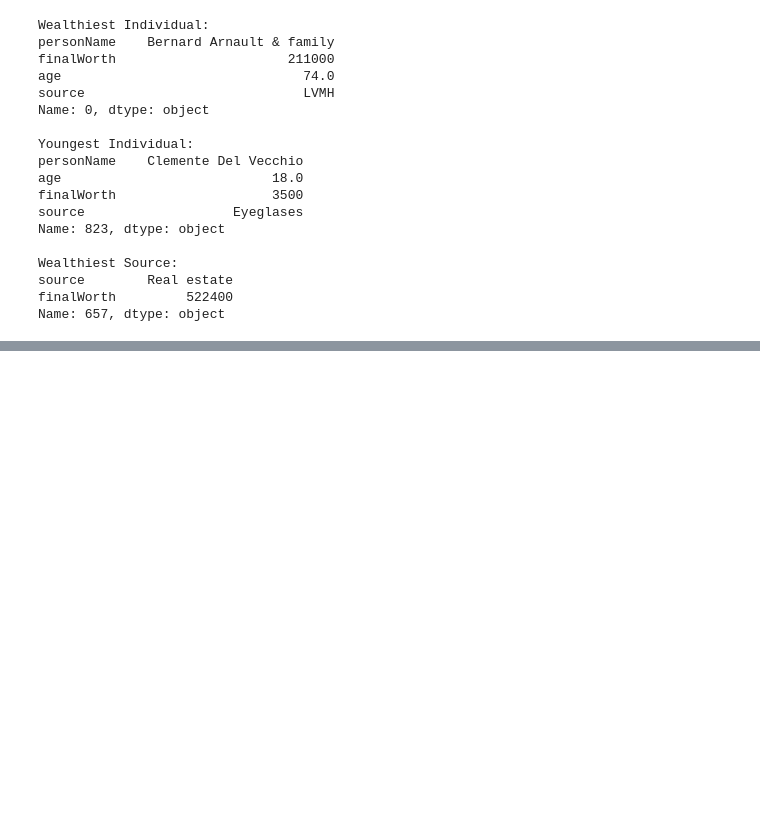
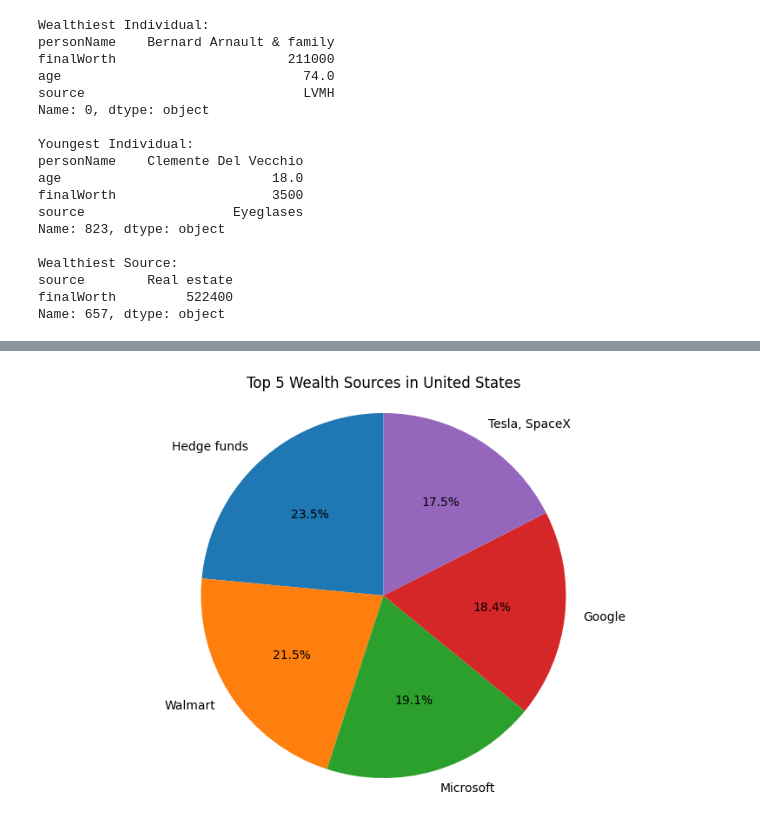
Before and after one commit to nevererror20/milestone1-group888, a Jupyter notebook: EDA/EDA.ipynb, the cells around one changed output, grey strips where cells are left out. Cells and saved outputs as stored; diff of their text form; code cells hidden in the pictures; blank space fills up the shorter version.

```diff
--- a/EDA/EDA.ipynb
+++ b/EDA/EDA.ipynb
@@ -135,6 +158,32 @@ pie_chart = alt.Chart(top_sources).mark_arc().encode(
 pie_chart.show()
 # %% [output]
 [interactive output not drawn]
+# %%
+import pandas as pd
+import matplotlib.pyplot as plt
+
+selected_country = 'United States'
+country_data = data[data['country'] == selected_country]
+
+source_wealth = country_data.groupby('source')['finalWorth'].sum().reset_index()
+source_wealth.columns = ['source', 'total_wealth']
+
+top_sources = source_wealth.nlargest(5, 'total_wealth')
+
+total_wealth = top_sources['total_wealth'].sum()
+top_sources['percentage'] = (top_sources['total_wealth'] / total_wealth) * 100
+
+plt.figure(figsize=(10, 6))
+plt.pie(top_sources['total_wealth'],
+        labels=top_sources['source'],
+        autopct='%1.1f%%',
+        startangle=90)
+
+plt.title(f'Top 5 Wealth Sources in {selected_country}')
+plt.axis('equal')
+plt.show()
+# %% [output]
+[figure, added]
 # %%
 age_distribution = alt.Chart(country_data).mark_bar().encode(
     x=alt.X('age:Q', bin=alt.Bin(maxbins=20), title='Age'),
```
Also changed, not shown: parts of 3 cells of this notebook.
